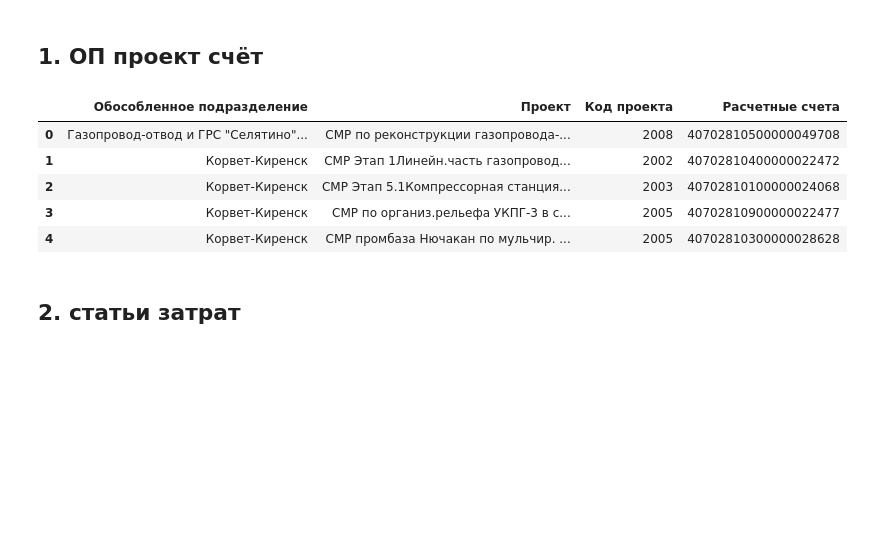
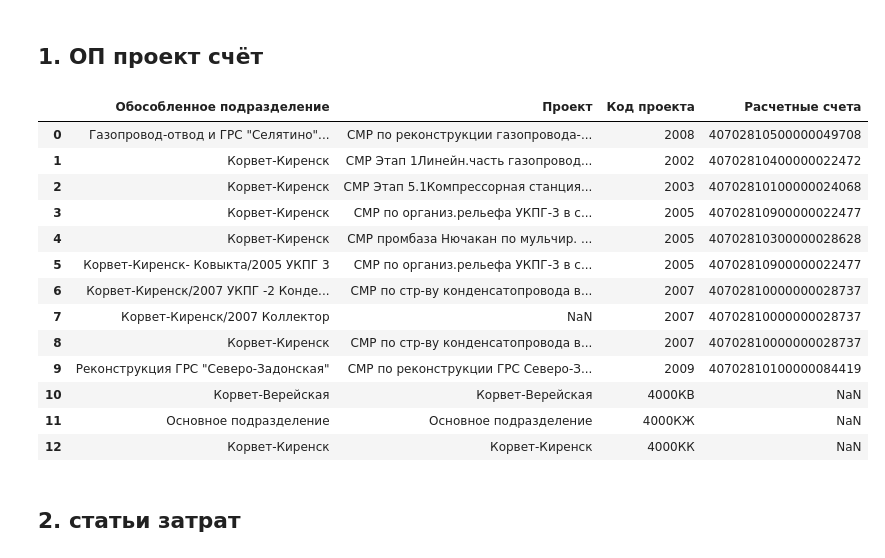
Before and after one commit to anfisso666/projects, a Jupyter notebook: ОП.ipynb, the cells around one changed output. Saved outputs shown, nothing was run; the diff lists cells and outputs as text; code cells hidden in the pictures; blank space fills up the shorter version.

```diff
--- a/ОП.ipynb
+++ b/ОП.ipynb
@@ -6,11 +6,19 @@ import numpy as np
 # %%
 ss_project_invoice = pd.read_excel('files/ОП_Проект_Счет.xlsx')
 # %%
-ss_project_invoice.head()
+ss_project_invoice #корв киру 400кк иначе  столбец
 # %% [output]
 |  | Обособленное подразделение | Проект | Код проекта | Расчетные счета |
 | 0 | Газопровод-отвод и ГРС "Селятино"... | СМР по реконструкции газопровода-... | 2008 | 40702810500000049708 |
 | 1 | Корвет-Киренск | СМР Этап 1Линейн.часть газопровод... | 2002 | 40702810400000022472 |
 | 2 | Корвет-Киренск | СМР Этап 5.1Компрессорная станция... | 2003 | 40702810100000024068 |
 | 3 | Корвет-Киренск | СМР по организ.рельефа УКПГ-3 в с... | 2005 | 40702810900000022477 |
 | 4 | Корвет-Киренск | СМР промбаза Нючакан по мульчир. ... | 2005 | 40702810300000028628 |
+| 5 | Корвет-Киренск- Ковыкта/2005 УКПГ 3 | СМР по организ.рельефа УКПГ-3 в с... | 2005 | 40702810900000022477 |
+| 6 | Корвет-Киренск/2007 УКПГ -2 Конде... | СМР по стр-ву конденсатопровода в... | 2007 | 40702810000000028737 |
+| 7 | Корвет-Киренск/2007 Коллектор | NaN | 2007 | 40702810000000028737 |
+| 8 | Корвет-Киренск | СМР по стр-ву конденсатопровода в... | 2007 | 40702810000000028737 |
+| 9 | Реконструкция ГРС "Северо-Задонская" | СМР по реконструкции ГРС Северо-З... | 2009 | 40702810100000084419 |
+| 10 | Корвет-Верейская | Корвет-Верейская | 4000КВ | NaN |
+| 11 | Основное подразделение | Основное подразделение | 4000КЖ | NaN |
+| 12 | Корвет-Киренск | Корвет-Киренск | 4000КК | NaN |
```
Also changed, not shown: parts of 7 cells of this notebook.
